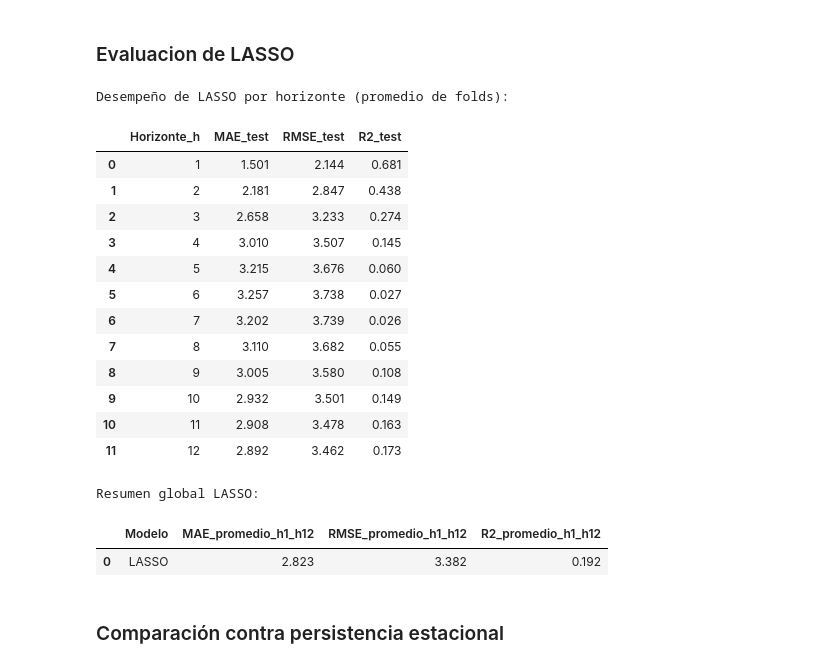
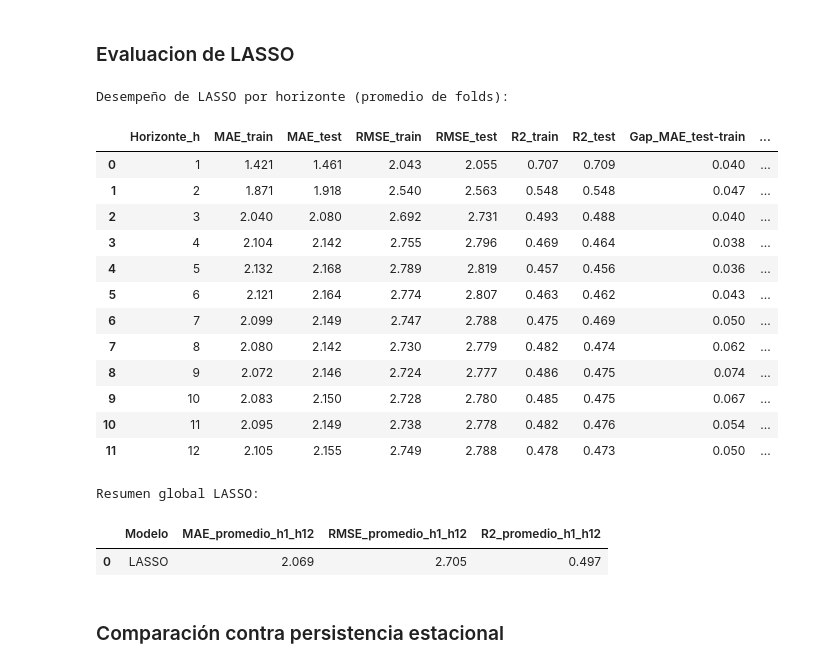
Before and after one commit to MarcosACH/potrerillos-wind-forecast, a Jupyter notebook: src/entregable_1.ipynb, the cells around one changed output. Saved outputs shown, nothing was run; the diff lists cells and outputs as text; code cells hidden in the pictures.

Commit message:
Enhance Lasso model

```diff
--- a/src/entregable_1.ipynb
+++ b/src/entregable_1.ipynb
@@ -407,22 +405,24 @@ class LagFeatures(TransformerMixin, BaseEstimator):
         return X_lagged
 # %%
 horizonte = 12
-n_lags = 5
-lags_extra = [24, 48, 168]
+n_lags = 24
 n_splits = 3
 
 y = df["wind_avg"]
 X_exog = df.drop(columns=["wind_avg"])
 
+hora = df.index.hour
+X_exog["hora_seno"] = np.sin((2 * np.pi * hora) / 24)
+X_exog["hora_coseno"] = np.cos((2 * np.pi * hora) / 24)
+
 lagger = LagFeatures(lags=n_lags)
 X_lags = lagger.fit_transform(df[["wind_avg"]])
-
-for lag in lags_extra:
-    X_lags[f"wind_avg_Lag_{lag}"] = df["wind_avg"].shift(lag)
 
 X = pd.concat([X_exog, X_lags], axis=1)
 
 tscv = TimeSeriesSplit(n_splits=n_splits)
+lasso_cv = TimeSeriesSplit(n_splits=3)
+lasso_alphas_grid = np.logspace(-4, 1, 40)
 
 lasso_train_mae = {h: [] for h in range(1, horizonte + 1)}
 lasso_test_mae = {h: [] for h in range(1, horizonte + 1)}
@@ -430,6 +430,7 @@ lasso_train_rmse = {h: [] for h in range(1, horizonte + 1)}
 lasso_test_rmse = {h: [] for h in range(1, horizonte + 1)}
 lasso_train_r2 = {h: [] for h in range(1, horizonte + 1)}
 lasso_test_r2 = {h: [] for h in range(1, horizonte + 1)}
+lasso_alpha_opt = {h: [] for h in range(1, horizonte + 1)}
 
 persistencia_test_mae = {h: [] for h in range(1, horizonte + 1)}
 persistencia_test_rmse = {h: [] for h in range(1, horizonte + 1)}
@@ -441,6 +442,7 @@ for h in range(1, horizonte + 1):
 
     data_h = pd.concat([X, y_h, y_pers_est], axis=1).dropna()
     X_h = data_h.drop(columns=["y", "y_pers_est"])
+
     y_true = data_h["y"]
     y_pers_est = data_h["y_pers_est"]
 
@@ -451,9 +453,15 @@ for h in range(1, horizonte + 1):
 
         model = make_pipeline(
             StandardScaler(),
-            Lasso(alpha=0.01, max_iter=10000)
+            LassoCV(
+                alphas=lasso_alphas_grid,
+                cv=lasso_cv,
+                max_iter=20000,
+                n_jobs=-1,
+            ),
         )
         model.fit(X_train, y_train)
+        lasso_alpha_opt[h].append(model.named_steps["lassocv"].alpha_)
 
         lasso_y_pred_train = model.predict(X_train)
         lasso_y_pred_test = model.predict(X_test)
@@ -469,7 +477,3 @@ for h in range(1, horizonte + 1):
         persistencia_test_mae[h] = np.append(persistencia_test_mae[h], mean_absolute_error(y_test, y_pred_pers))
         persistencia_test_rmse[h] = np.append(persistencia_test_rmse[h], np.sqrt(mean_squared_error(y_test, y_pred_pers)))
         persistencia_test_r2[h] = np.append(persistencia_test_r2[h], r2_score(y_test, y_pred_pers))
-
-print("Métricas por fold guardadas en diccionarios por horizonte (h=1..12).")
-print("Ejemplo: lasso_test_mae[1] ->", np.round(lasso_test_mae[1], 3))
-print("Ejemplo: persistencia_test_mae[1] ->", np.round(persistencia_test_mae[1], 3))
@@ -541,41 +482,48 @@ Top 15 features más importantes en LASSO:
 # %%
 lasso_eval = pd.DataFrame({
     "Horizonte_h": range(1, horizonte + 1),
+    "MAE_train": [np.mean(lasso_train_mae[h]) for h in range(1, horizonte + 1)],
     "MAE_test": [np.mean(lasso_test_mae[h]) for h in range(1, horizonte + 1)],
+    "RMSE_train": [np.mean(lasso_train_rmse[h]) for h in range(1, horizonte + 1)],
     "RMSE_test": [np.mean(lasso_test_rmse[h]) for h in range(1, horizonte + 1)],
+    "R2_train": [np.mean(lasso_train_r2[h]) for h in range(1, horizonte + 1)],
     "R2_test": [np.mean(lasso_test_r2[h]) for h in range(1, horizonte + 1)],
 }).round(3)
+
+lasso_eval["Gap_MAE_test-train"] = (lasso_eval["MAE_test"] - lasso_eval["MAE_train"]).round(3)
+lasso_eval["Gap_RMSE_test-train"] = (lasso_eval["RMSE_test"] - lasso_eval["RMSE_train"]).round(3)
+lasso_eval["Gap_R2_train-test"] = (lasso_eval["R2_train"] - lasso_eval["R2_test"]).round(3)
 
 print("Desempeño de LASSO por horizonte (promedio de folds):")
 display(lasso_eval)
 
 lasso_global = pd.DataFrame({
     "Modelo": ["LASSO"],
     "MAE_promedio_h1_h12": [lasso_eval["MAE_test"].mean()],
     "RMSE_promedio_h1_h12": [lasso_eval["RMSE_test"].mean()],
     "R2_promedio_h1_h12": [lasso_eval["R2_test"].mean()],
 }).round(3)
 
 print("Resumen global LASSO:")
 display(lasso_global)
 # %% [output]
 Desempeño de LASSO por horizonte (promedio de folds):
-|  | Horizonte_h | MAE_test | RMSE_test | R2_test |
-| 0 | 1 | 1.501 | 2.144 | 0.681 |
-| 1 | 2 | 2.181 | 2.847 | 0.438 |
-| 2 | 3 | 2.658 | 3.233 | 0.274 |
-| 3 | 4 | 3.010 | 3.507 | 0.145 |
-| 4 | 5 | 3.215 | 3.676 | 0.060 |
-| 5 | 6 | 3.257 | 3.738 | 0.027 |
-| 6 | 7 | 3.202 | 3.739 | 0.026 |
-| 7 | 8 | 3.110 | 3.682 | 0.055 |
-| 8 | 9 | 3.005 | 3.580 | 0.108 |
-| 9 | 10 | 2.932 | 3.501 | 0.149 |
-| 10 | 11 | 2.908 | 3.478 | 0.163 |
-| 11 | 12 | 2.892 | 3.462 | 0.173 |
+|  | Horizonte_h | MAE_train | MAE_test | RMSE_train | RMSE_test | R2_train | R2_test | Gap_MAE_test-train | ... |
+| 0 | 1 | 1.421 | 1.461 | 2.043 | 2.055 | 0.707 | 0.709 | 0.040 | ... |
+| 1 | 2 | 1.871 | 1.918 | 2.540 | 2.563 | 0.548 | 0.548 | 0.047 | ... |
+| 2 | 3 | 2.040 | 2.080 | 2.692 | 2.731 | 0.493 | 0.488 | 0.040 | ... |
+| 3 | 4 | 2.104 | 2.142 | 2.755 | 2.796 | 0.469 | 0.464 | 0.038 | ... |
+| 4 | 5 | 2.132 | 2.168 | 2.789 | 2.819 | 0.457 | 0.456 | 0.036 | ... |
+| 5 | 6 | 2.121 | 2.164 | 2.774 | 2.807 | 0.463 | 0.462 | 0.043 | ... |
+| 6 | 7 | 2.099 | 2.149 | 2.747 | 2.788 | 0.475 | 0.469 | 0.050 | ... |
+| 7 | 8 | 2.080 | 2.142 | 2.730 | 2.779 | 0.482 | 0.474 | 0.062 | ... |
+| 8 | 9 | 2.072 | 2.146 | 2.724 | 2.777 | 0.486 | 0.475 | 0.074 | ... |
+| 9 | 10 | 2.083 | 2.150 | 2.728 | 2.780 | 0.485 | 0.475 | 0.067 | ... |
+| 10 | 11 | 2.095 | 2.149 | 2.738 | 2.778 | 0.482 | 0.476 | 0.054 | ... |
+| 11 | 12 | 2.105 | 2.155 | 2.749 | 2.788 | 0.478 | 0.473 | 0.050 | ... |
 Resumen global LASSO:
 |  | Modelo | MAE_promedio_h1_h12 | RMSE_promedio_h1_h12 | R2_promedio_h1_h12 |
-| 0 | LASSO | 2.823 | 3.382 | 0.192 |
+| 0 | LASSO | 2.069 | 2.705 | 0.497 |
 # %% [markdown]
 ### Comparación contra persistencia estacional
 # %%
```
Also changed, not shown: parts of 4 cells of this notebook.
